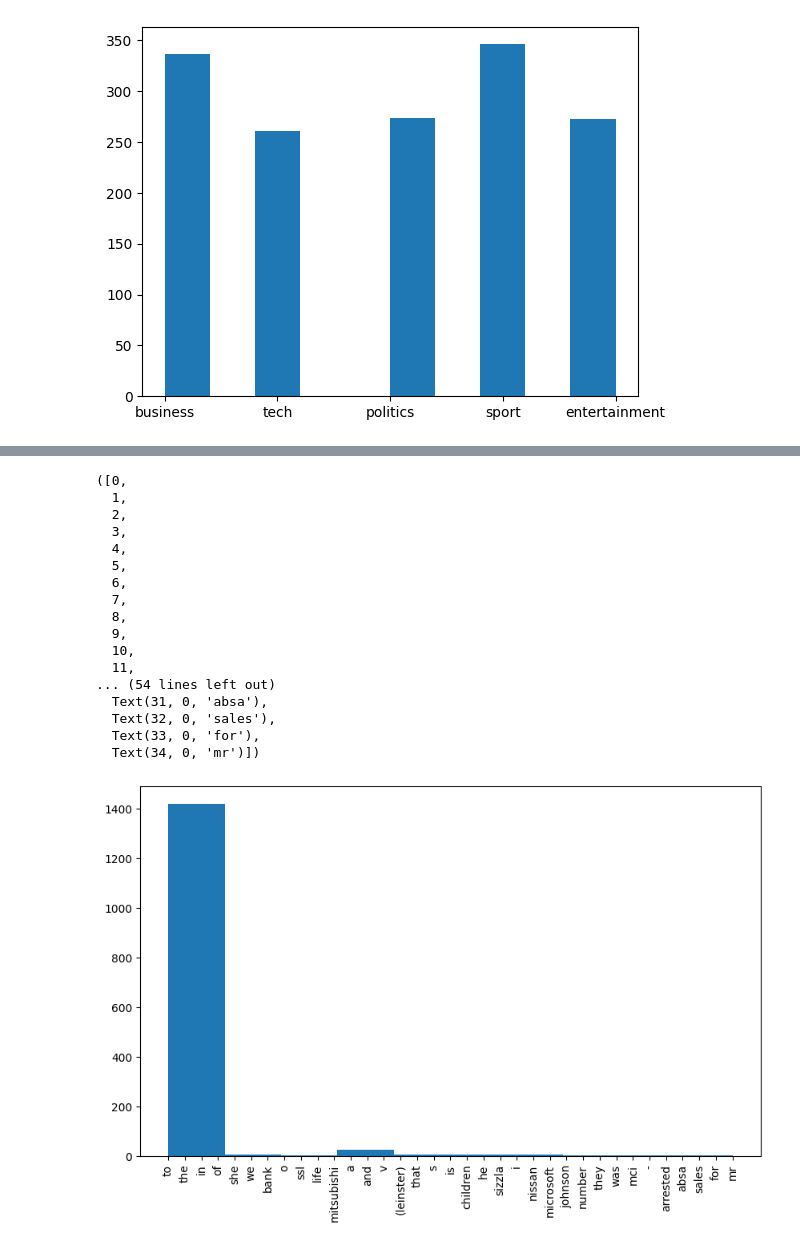
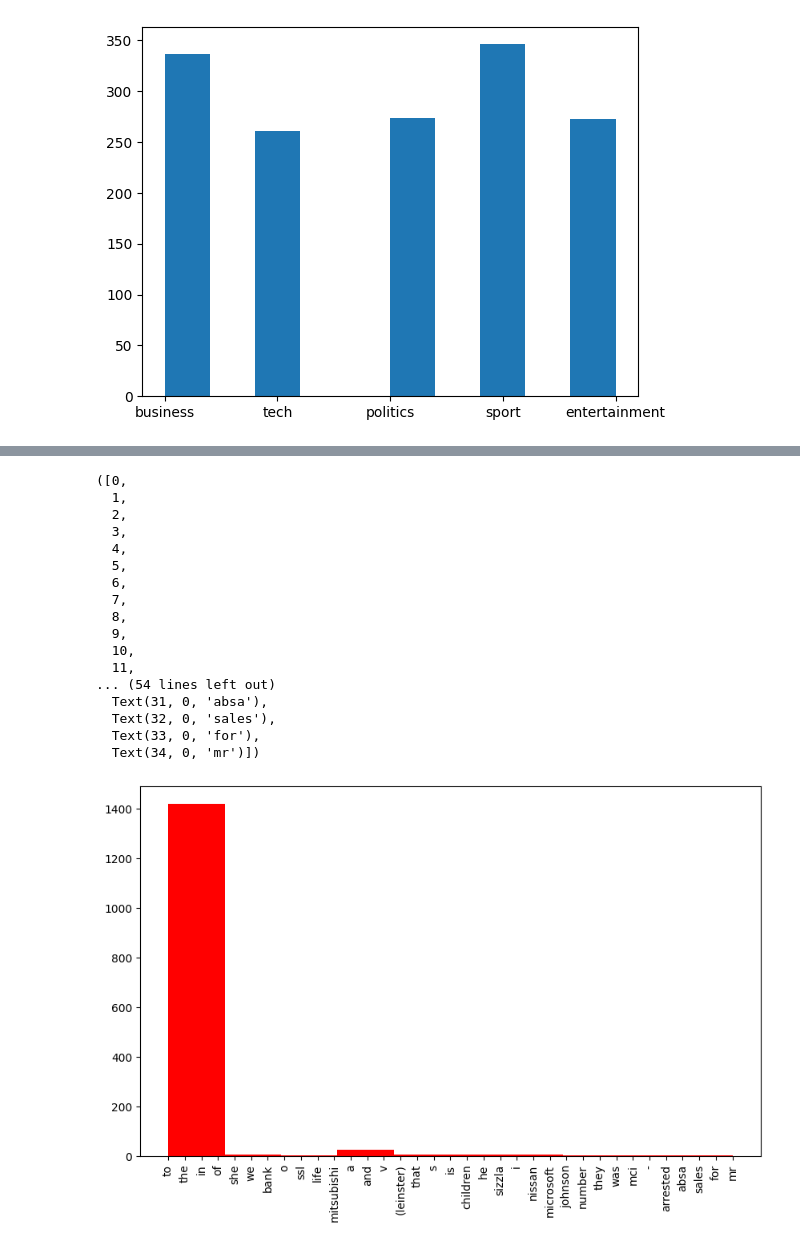
Before and after one commit to JSchlangen9/News-Classification, a Jupyter notebook: DTSA5510_News Classification.ipynb, the cells around one changed output, grey strips where cells are left out. Saved outputs shown, nothing was run; the diff lists cells and outputs as text; code cells hidden in the pictures.

Commit message:
3 graphs

```diff
--- a/DTSA5510_News Classification.ipynb
+++ b/DTSA5510_News Classification.ipynb
@@ -33,3 +33,11 @@ plt.hist(df_train['Category'])
  array([0. , 0.4, 0.8, 1.2, 1.6, 2. , 2.4, 2.8, 3.2, 3.6, 4. ]),
  <BarContainer object of 10 artists>)
 [figure]
+# %%
+lengths = []
+for i in range(len(df_train)):
+    lengths.append(len(df_train.iloc[i]['Text']))
+
+df_train['length'] = lengths
+
+plt.hist(df_train['length'], color='green', ec='black', bins=100)
@@ -37,32 +64,32 @@ plt.hist(df_train['Category'])
 commons = []
 for i in range(len(df_train)):
     string = df_train.iloc[i]['Text']
     split_it = string.split()
     word_count = Counter(split_it)
     most_occur = word_count.most_common()[0][0]
     commons.append(most_occur)
 
 df_train['most_common'] = commons
 
 plt.figure(figsize=(10,6))
-plt.hist(df_train['most_common'])
+plt.hist(df_train['most_common'], color='red')
 plt.xticks(rotation=90)
 # %% [output]
 ([0,
   1,
   2,
   3,
   4,
   5,
   6,
   7,
   8,
   9,
   10,
   11,
 ... (54 lines left out)
   Text(31, 0, 'absa'),
   Text(32, 0, 'sales'),
   Text(33, 0, 'for'),
   Text(34, 0, 'mr')])
-[figure, old version]
+[figure, new version]
```
Also changed, not shown: parts of 1 cell of this notebook.
